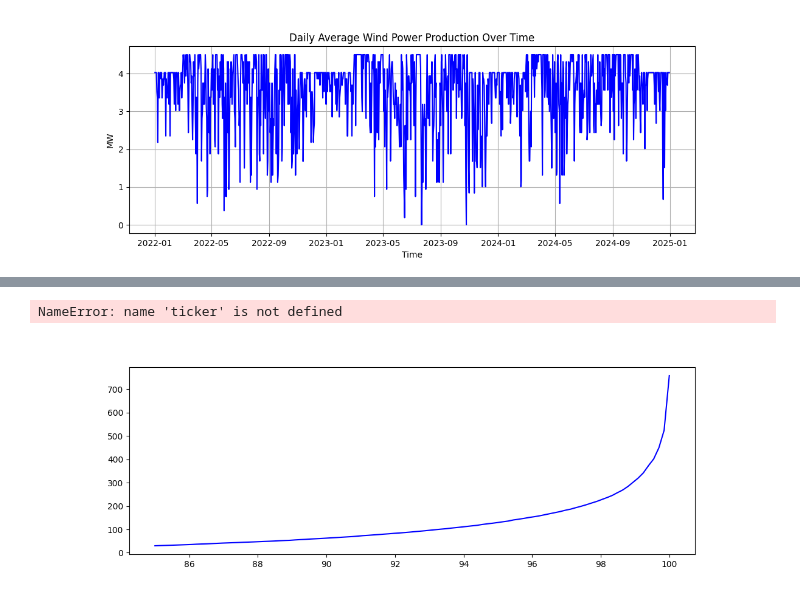
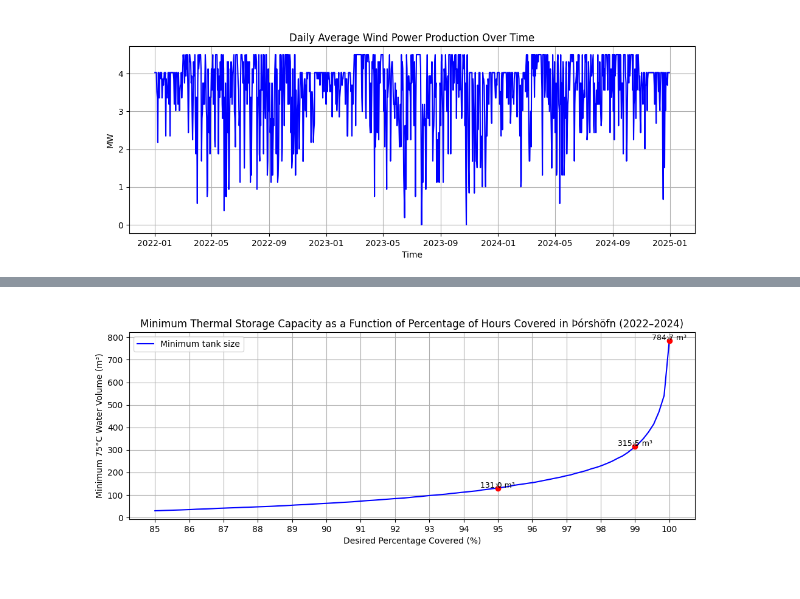
Before and after one commit to arnargylfi/Meistaraverkefni, a Jupyter notebook: Python/Main.ipynb, the cells around one changed output, grey strips where cells are left out. Saved outputs shown, nothing was run; the diff lists cells and outputs as text; code cells hidden in the pictures.

```diff
--- a/Python/Main.ipynb
+++ b/Python/Main.ipynb
@@ -652,16 +673,35 @@ print(min(deficit_cum_sum))
 # %%
 #plota minimum tank size sem fall af desired percentage
-percentiles = np.linspace(0, 15, 100)
-min_tank_sizings = np.percentile(deficit_cum_sum, percentiles)
-min_tank_sizings_m3 = min_tank_sizings*3600 / (4.186*45*1000)  # Convert to m^3 (kWh to m^3)
+percentiles = np.linspace(85, 100, 100)
+min_tank_sizings = np.percentile(energy_deficit, percentiles)
+min_tank_sizings_m3 = min_tank_sizings * 3600 / (4.186 * 45 * 1000)  # kWh to m^3
+
 fig, ax = plt.subplots(figsize=(12, 4))
-ax.plot(100-percentiles, abs(min_tank_sizings_m3), color='blue')
-ax.xaxis.set_major_locator(ticker.MultipleLocator(1))  # 1% spacing
-ax.set_title('Minimum Thermal Storage Capacity as a Function of Desired Percentage Covered, neglecting losses')
+ax.plot(percentiles, abs(min_tank_sizings_m3), color='blue', label='Minimum tank size')
+
+# Percentiles to annotate
+for p in [95, 99, 100]:
+    value = np.percentile(energy_deficit, p)
+    value_m3 = value * 3600 / (4.186 * 45 * 1000)
+
+    # Plot dot
+    ax.plot(p, abs(value_m3), 'ro')  # red dot
+
+    # Annotate
+    ax.annotate(f'{abs(value_m3):.1f} m³',
+                xy=(p, abs(value_m3)),
+                xytext=(p + 0.5, abs(value_m3) + 2),
+                textcoords='data',
+                fontsize=9,
+                arrowprops=dict(arrowstyle='->', color='gray'),
+                ha='right')
+
+ax.set_title('Minimum Thermal Storage Capacity as a Function of Percentage of Hours Covered in Þórshöfn (2022–2024)')
 ax.set_xlabel('Desired Percentage Covered (%)')
-ax.set_ylabel('Minimum Water Volume (m^3)')
+ax.set_ylabel('Minimum 75°C Water Volume (m³)')
+ax.xaxis.set_major_locator(ticker.MultipleLocator(1))
 ax.grid(True)
+plt.legend()
 plt.show()
 # %% [output]
-NameError: name 'ticker' is not defined
-[figure, old version]
+[figure, new version]
```
Also changed, not shown: parts of 7 cells of this notebook, 1 other file.
